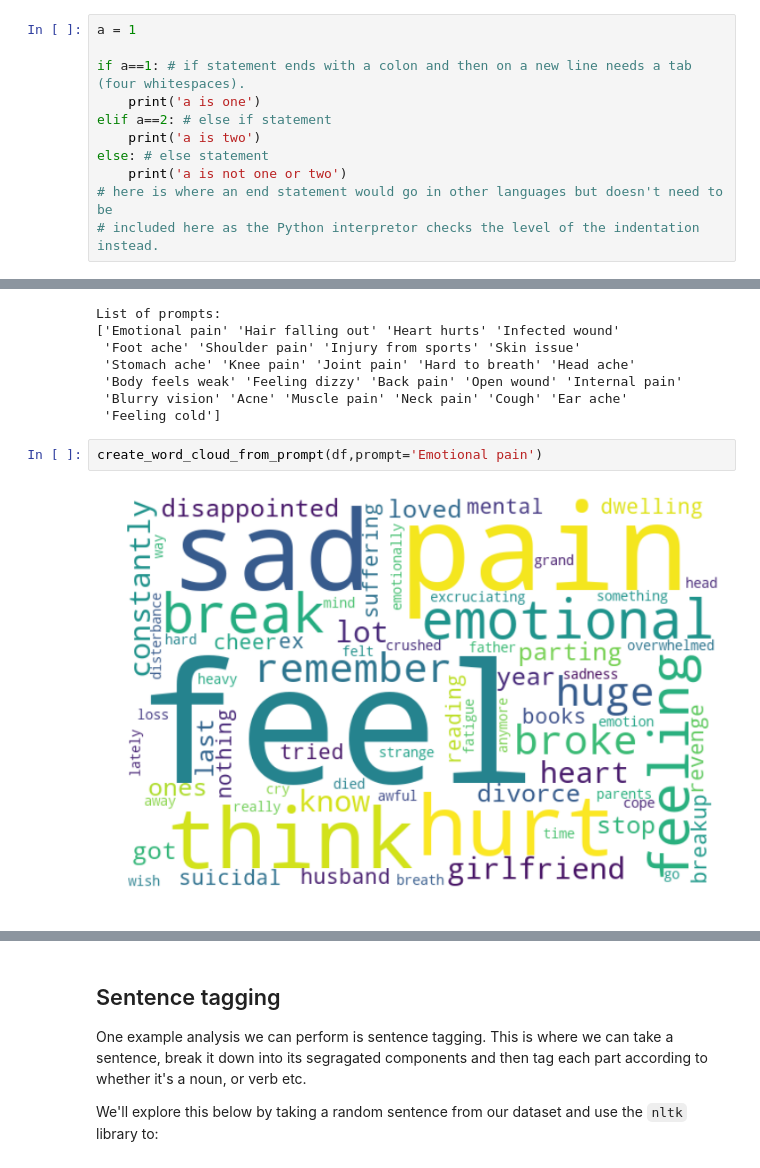
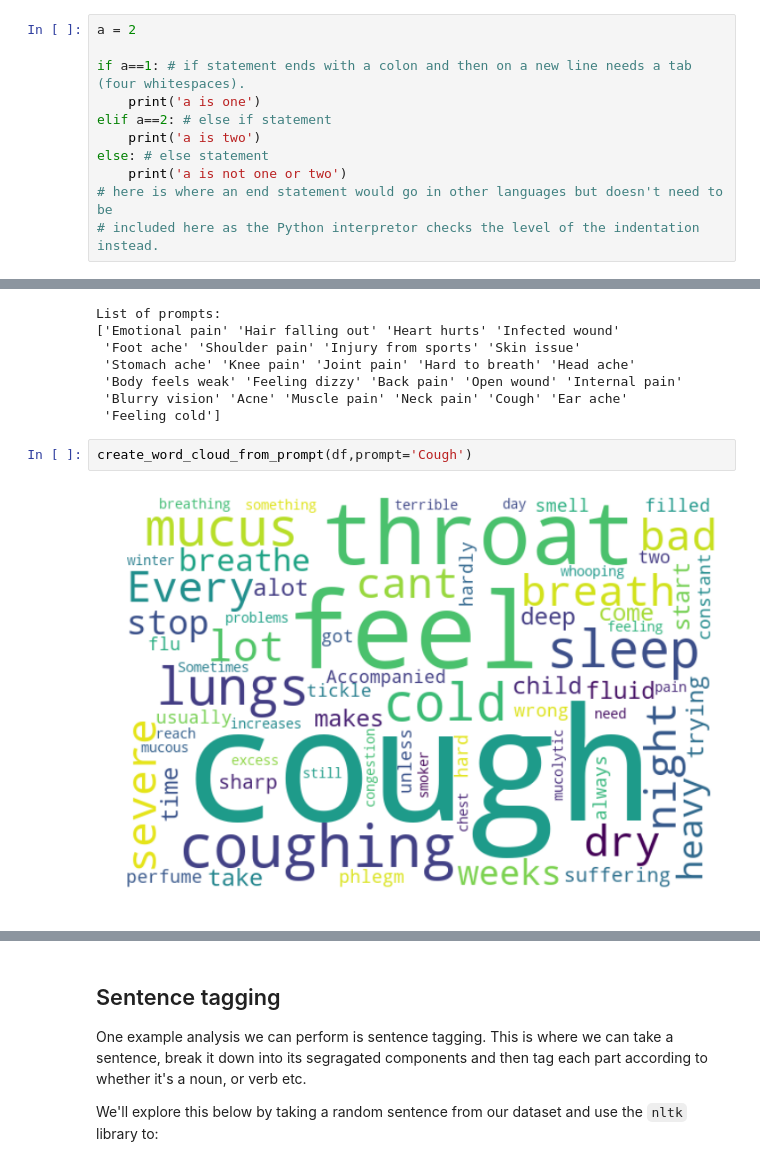
Before and after one commit to sempwn/medical-text-nlp, a Jupyter notebook: nbs/tutorial.ipynb, the cells around one changed output, grey strips where cells are left out. Cells and saved outputs as stored; diff of their text form.

```diff
--- a/nbs/tutorial.ipynb
+++ b/nbs/tutorial.ipynb
@@ -54,7 +56,7 @@ The main ones that make Python really excel at scientific computing and data sci
 
 One of the unique things about coming to Python from another language is that indentation and whitespace is important. This does force you to use proper indentation in your code though, which is neat. Examples of how this is done for if statements and methods (functions) are below:
 # %%
-a = 1
+a = 2
 
 if a==1: # if statement ends with a colon and then on a new line needs a tab (four whitespaces).
     print('a is one')
@@ -251,9 +260,9 @@ List of prompts:
  'Blurry vision' 'Acne' 'Muscle pain' 'Neck pain' 'Cough' 'Ear ache'
  'Feeling cold']
 # %%
-create_word_cloud_from_prompt(df,prompt='Emotional pain')
+create_word_cloud_from_prompt(df,prompt='Cough')
 # %% [output]
-[figure, old version]
+[figure, new version]
 # %% [markdown]
 # Natural Language Processing
 
```
Also changed, not shown: parts of 25 cells of this notebook.
